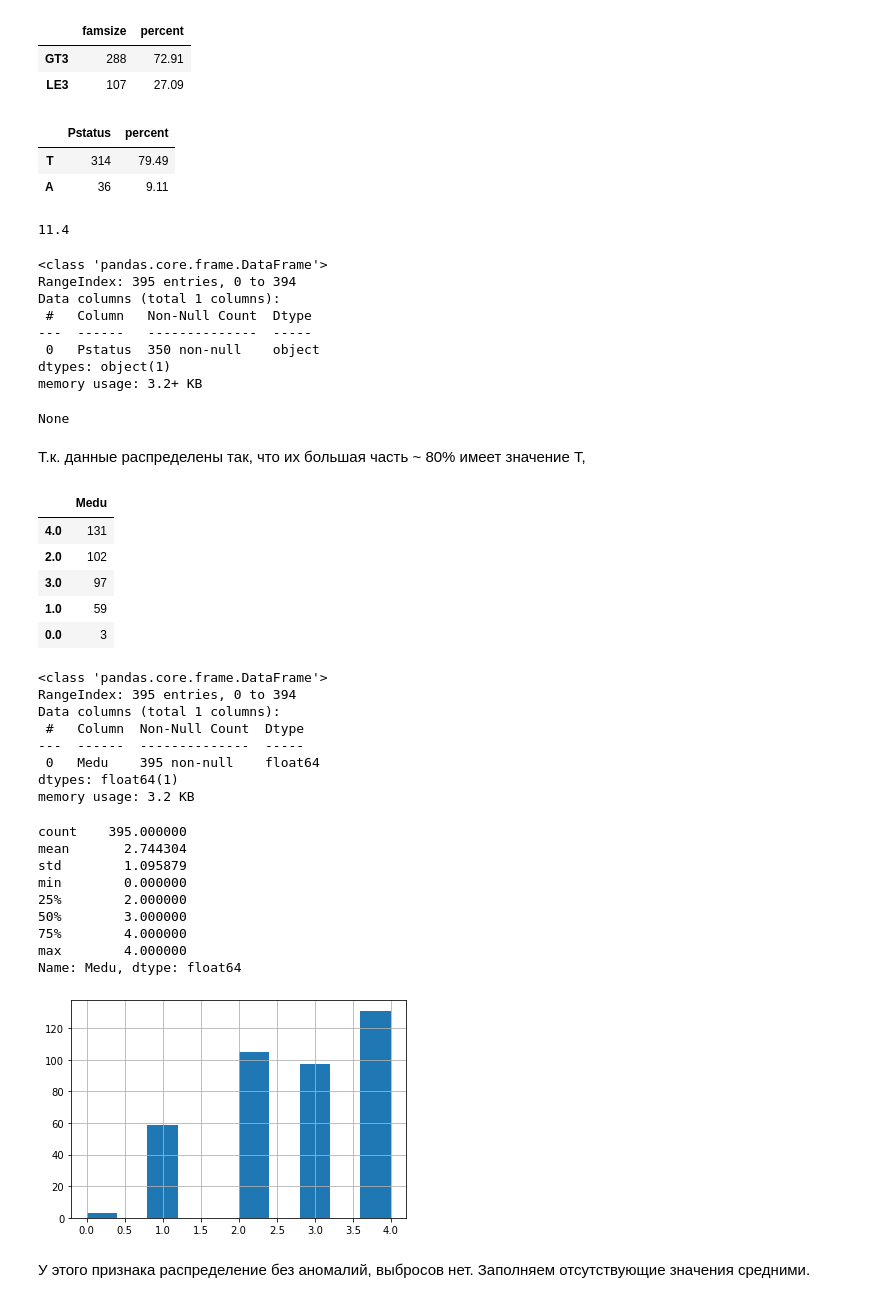
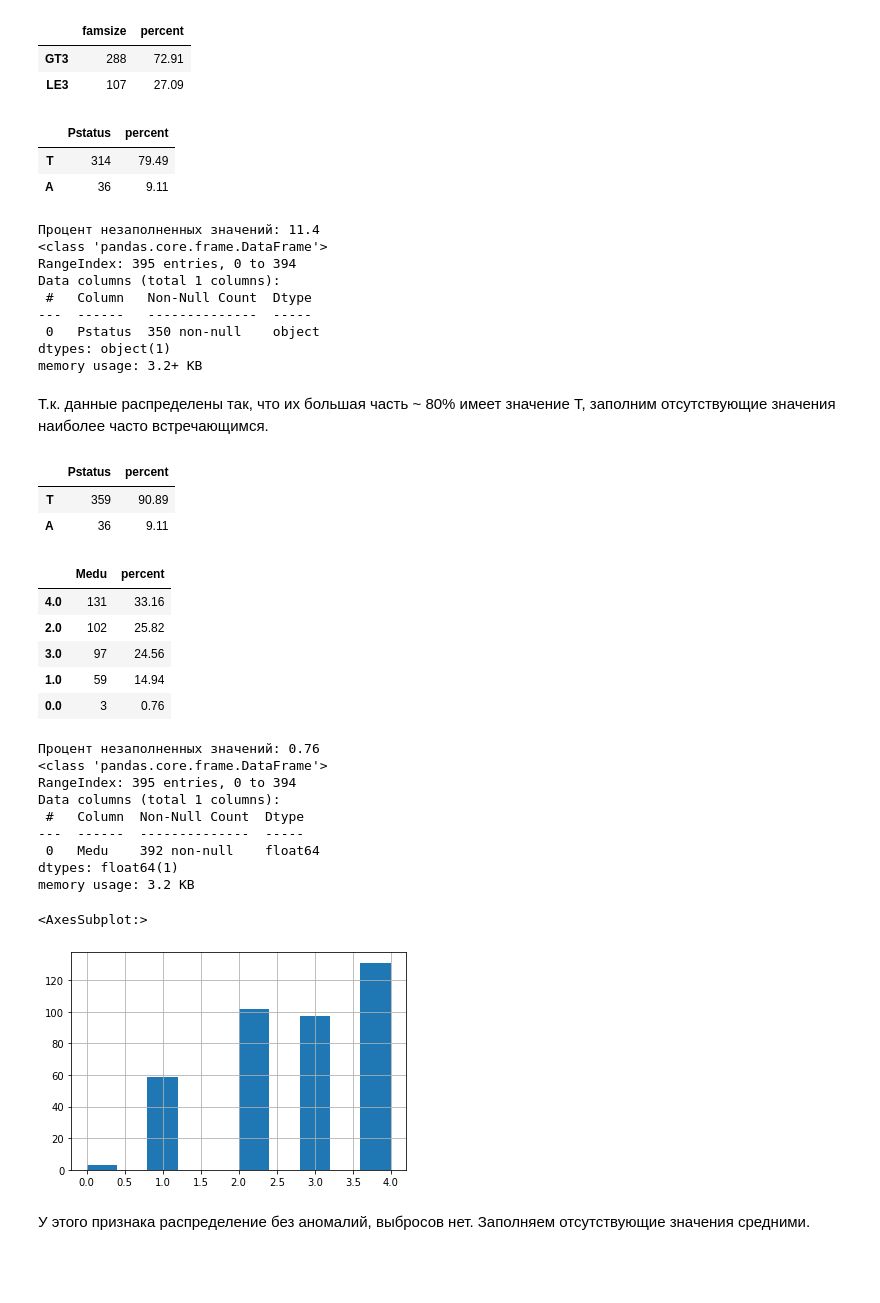
Before and after one commit to lermontoff123/Projekts, a Jupyter notebook: 3. Analyst/Analys.ipynb, the cells around one changed output. Saved outputs shown, nothing was run; the diff lists cells and outputs as text; code cells hidden in the pictures; blank space fills up the shorter version.

```diff
--- a/3. Analyst/Analys.ipynb
+++ b/3. Analyst/Analys.ipynb
@@ -283,69 +312,56 @@ None
 # %%
 # Заменим None на GT3
-stud.famsize = stud.famsize.apply(lambda x: 'GT3' if pd.isnull(x) else 'GT3' if x =='nan' else x)
-a4 = pd.DataFrame(stud.famsize.value_counts())
-a4['percent'] = round((a4.famsize * 100 / len(stud)), 2)
-display(a4)
+objekt(stud, 'famsize')
 # %% [output]
 |  | famsize | percent |
 | GT3 | 288 | 72.91 |
 | LE3 | 107 | 27.09 |
 # %%
 # изучим данные Pstatus (Pstatus - статус совместного жилья родителей (T - живут вместе, А - раздельно))
-a5 = pd.DataFrame(stud.Pstatus.value_counts())
-a5['percent'] = round((a5.Pstatus * 100 / len(stud)), 2)
-display(a5, round((100 - a5.percent.sum()), 2))
-b5 = stud.loc[:, ['Pstatus']].info()
-display(b5)
+test(stud, 'Pstatus')
 # %% [output]
 |  | Pstatus | percent |
 | T | 314 | 79.49 |
 | A | 36 | 9.11 |
-11.4
+Процент незаполненных значений: 11.4
+<class 'pandas.core.frame.DataFrame'>
+RangeIndex: 395 entries, 0 to 394
+Data columns (total 1 columns):
+ #   Column   Non-Null Count  Dtype
+---  ------   --------------  -----
+ 0   Pstatus  350 non-null    object
+dtypes: object(1)
+memory usage: 3.2+ KB
-<class 'pandas.core.frame.DataFrame'>
-RangeIndex: 395 entries, 0 to 394
-Data columns (total 1 columns):
- #   Column   Non-Null Count  Dtype
----  ------   --------------  -----
- 0   Pstatus  350 non-null    object
-dtypes: object(1)
-memory usage: 3.2+ KB
-None
 # %% [markdown]
-Т.к. данные распределены так, что их большая часть ~ 80% имеет значение T,
+Т.к. данные распределены так, что их большая часть ~ 80% имеет значение T, заполним отсутствующие значения наиболее часто встречающимся.
+# %%
+objekt(stud, 'Pstatus')
+# %% [output]
+|  | Pstatus | percent |
+| T | 359 | 90.89 |
+| A | 36 | 9.11 |
 # %%
 # Изучим данные Medu (Medu - образование матери (0 - нет, 1 - 4 класса, 2 - 5-9 классы, 3 - среднее специальное или 11 классов, 4 - высшее))
 # Столбец Medu числовой и c малым количеством пропусков. Построим его распределение.
-c2 = pd.DataFrame(stud.Medu.value_counts())
-stud.Medu.fillna(((c2.Medu.index[0] + c2.Medu.index[len(c2)-1]) / 2), inplace = True)
-display(c2)
-stud.loc[:, ['Medu']].info()
+test(stud, 'Medu')
 stud.Medu.hist()
-stud.Medu.describe()
 # %% [output]
-|  | Medu |
-| 4.0 | 131 |
-| 2.0 | 102 |
-| 3.0 | 97 |
-| 1.0 | 59 |
-| 0.0 | 3 |
+|  | Medu | percent |
+| 4.0 | 131 | 33.16 |
+| 2.0 | 102 | 25.82 |
+| 3.0 | 97 | 24.56 |
+| 1.0 | 59 | 14.94 |
+| 0.0 | 3 | 0.76 |
+Процент незаполненных значений: 0.76
 <class 'pandas.core.frame.DataFrame'>
 RangeIndex: 395 entries, 0 to 394
 Data columns (total 1 columns):
  #   Column  Non-Null Count  Dtype
 ---  ------  --------------  -----
- 0   Medu    395 non-null    float64
+ 0   Medu    392 non-null    float64
 dtypes: float64(1)
 memory usage: 3.2 KB
-count    395.000000
-mean       2.744304
-std        1.095879
-min        0.000000
-25%        2.000000
-50%        3.000000
-75%        4.000000
-max        4.000000
-Name: Medu, dtype: float64
+<AxesSubplot:>
-[figure, old version]
+[figure, new version]
 # %% [markdown]
 У этого признака распределение без аномалий, выбросов нет. Заполняем отсутствующие значения средними.
```
Also changed, not shown: parts of 64 cells of this notebook.
